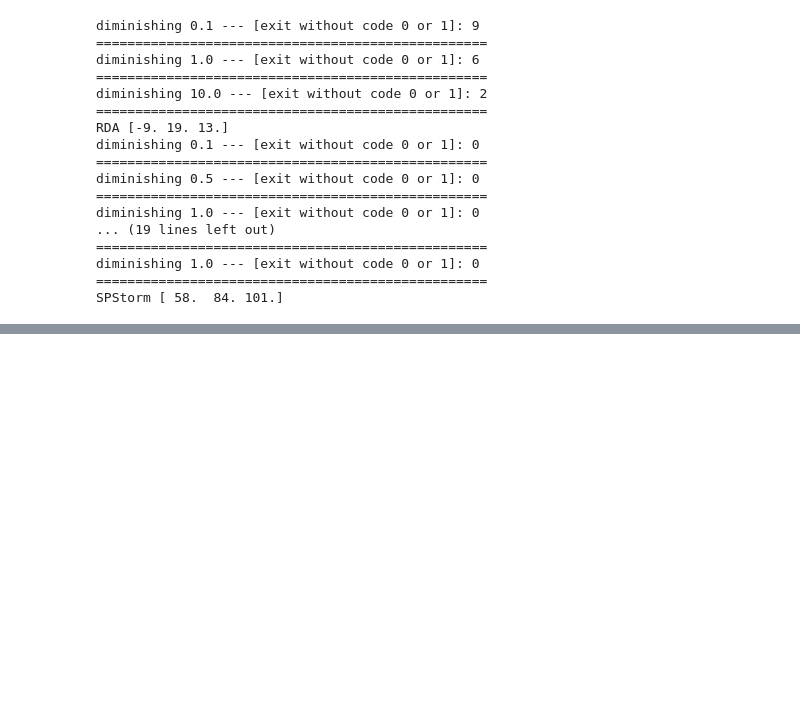
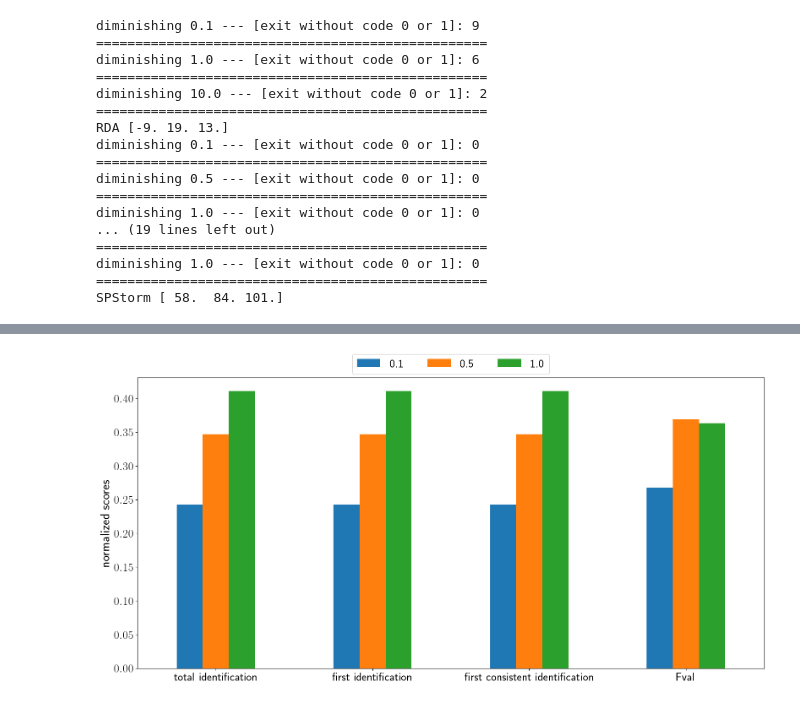
Before and after one commit to Yutong-Dai/Support_Identification, a Jupyter notebook: experiments/Analyze/parameter_tuning.ipynb, the cells around one changed output, grey strips where cells are left out. Cells and saved outputs as stored; diff of their text form; code cells hidden in the pictures; blank space fills up the shorter version.

Commit message:
waiting for logit chain

```diff
--- a/experiments/Analyze/parameter_tuning.ipynb
+++ b/experiments/Analyze/parameter_tuning.ipynb
@@ -3,6 +3,10 @@ import pandas as pd
 import numpy as np
 from collections import  OrderedDict
 from copy import deepcopy
+from matplotlib import pyplot as plt
+from matplotlib import rc
+plt.rcParams.update({"text.usetex": True})
+plt.rcParams['font.family']='sans-serif'
 # %% [markdown]
 # LS + Btree
 # %%
@@ -280,0 +402,35 @@ SPStorm [ 58.  84. 101.]
+# %%
+# nz_gt_dict = {}
+# for instance, nz in zip(df.instance, df['SPStorm_0.1_last_nz'].to_numpy()):
+#     nz_gt_dict[instance] = nz
+# nz_gt_dict
+nz_gt_dict = {'a9a_lam_shrink:0.1_chain_10_0.1_diminishing': 12,
+             'w8a_lam_shrink:0.1_chain_10_0.1_diminishing': 18,
+             'a9a_lam_shrink:0.1_chain_10_0.2_diminishing': 11,
+             'w8a_lam_shrink:0.1_chain_10_0.2_diminishing': 23,
+             'a9a_lam_shrink:0.1_chain_10_0.3_diminishing': 16,
+             'w8a_lam_shrink:0.1_chain_10_0.3_diminishing': 21,
+             'a9a_lam_shrink:0.1_chain_100_0.1_diminishing': 1,
+             'w8a_lam_shrink:0.1_chain_100_0.1_diminishing': 0,
+             'a9a_lam_shrink:0.1_chain_100_0.2_diminishing': 1,
+             'w8a_lam_shrink:0.1_chain_100_0.2_diminishing': 0,
+             'a9a_lam_shrink:0.1_chain_100_0.3_diminishing': 0,
+             'w8a_lam_shrink:0.1_chain_100_0.3_diminishing': 0,
+             'a9a_lam_shrink:0.01_chain_10_0.1_diminishing': 7,
+             'w8a_lam_shrink:0.01_chain_10_0.1_diminishing': 3,
+             'a9a_lam_shrink:0.01_chain_10_0.2_diminishing': 8,
+             'w8a_lam_shrink:0.01_chain_10_0.2_diminishing': 4,
+             'a9a_lam_shrink:0.01_chain_10_0.3_diminishing': 8,
+             'w8a_lam_shrink:0.01_chain_10_0.3_diminishing': 6,
+             'a9a_lam_shrink:0.01_chain_100_0.1_diminishing': 1,
+             'w8a_lam_shrink:0.01_chain_100_0.1_diminishing': 0,
+             'a9a_lam_shrink:0.01_chain_100_0.2_diminishing': 1,
+             'w8a_lam_shrink:0.01_chain_100_0.2_diminishing': 0,
+             'a9a_lam_shrink:0.01_chain_100_0.3_diminishing': 0,
+             'w8a_lam_shrink:0.01_chain_100_0.3_diminishing': 0}
+# %%
+# solver = 'ProxSVRG'
+# solver_hyper = create_hypers(solver)
+# all_path = gen_path(solver, solver_hyper, datasets = ['a9a','w8a'])
+# solver_result, total_failed = load_from_npy(all_path,  selected_keys=['time', 'total_bak_seq', 'inner_its_seq', 'Fbest', 'status', 'nz_seq'])
+df = get_alg_df(nz_gt_dict, solver = 'ProxSVRG',lipcoef_lst = [0.1, 0.5, 1.0])
@@ -280,0 +533,8 @@ SPStorm [ 58.  84. 101.]
+# %%
+legend_label=lipcoef_lst
+ax = plot_df.plot.bar(rot=0, figsize=(16, 8), fontsize=20)
+L=ax.legend(legend_label, loc='upper center', bbox_to_anchor=(0.5, 1.1), ncol=len(lipcoef_lst), fancybox=True, prop={'size': 20, 'family':'monospace'})
+plt.ylabel('normalized scores', fontdict={'size': 22})
+plt.tight_layout(w_pad=0)
+# %% [output]
+[figure, added]
```
Also changed, not shown: parts of 7 cells of this notebook, 5 other files.
